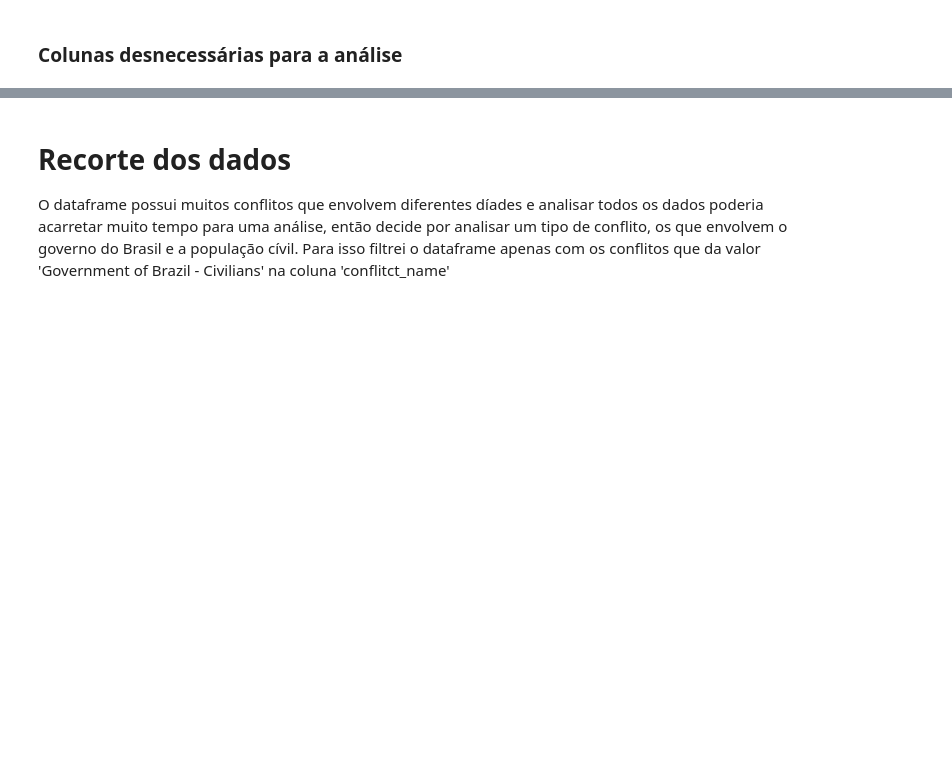
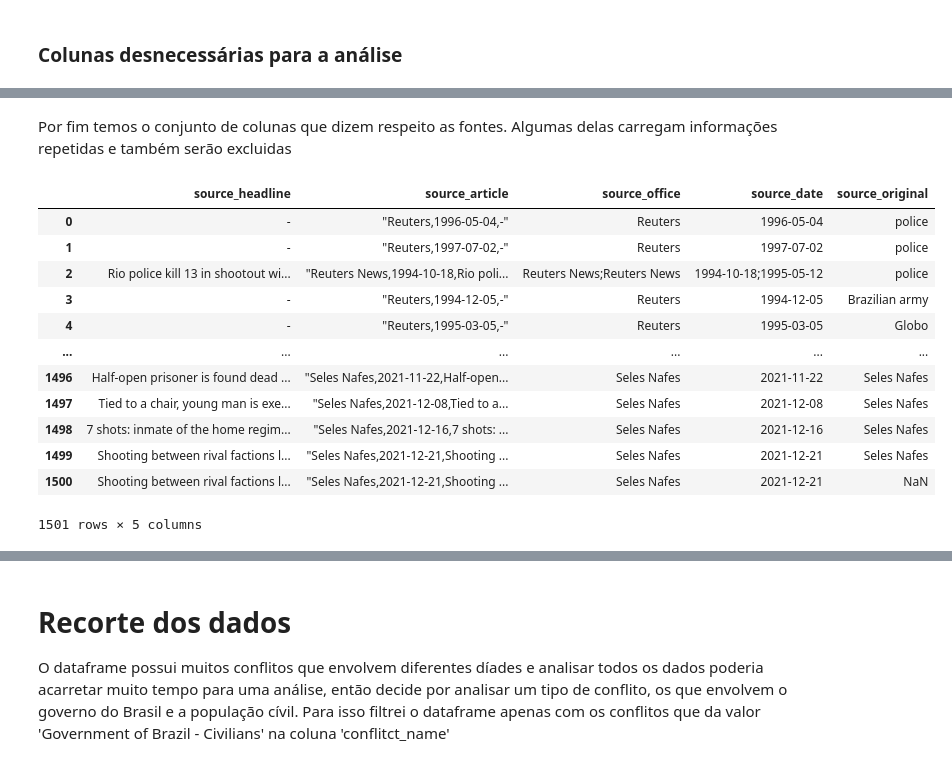
Before and after one commit to AlvaroSampaio/Brazilian-Lethal-violence, a Jupyter notebook: 01EDA.ipynb, the cells around one changed output, grey strips where cells are left out. Cells and saved outputs as stored; diff of their text form; code cells hidden in the pictures; blank space fills up the shorter version.

Commit message:
Corrigindo inconsistência parte 2: desta vez escluimos algumas colunas que não se faziam necessárias para a análise de dados

```diff
--- a/01EDA.ipynb
+++ b/01EDA.ipynb
@@ -278,2 +277,2 @@ df[['latitude','longitude','geom_wkt', 'where_coordinates','where_description']]
 # %%
-df = df.drop(columns=['latitude','longitude','geom_wkt','where_coordinates'])
+df = df.drop(columns=['latitude','longitude','geom_wkt'])
@@ -297,2 +299,20 @@ df[['conflict_name','dyad_name']]
 # %%
-df = df.drop(columns=['conflict_name','dyad_name'])
+df = df.drop(columns=['conflict_name'])
+# %% [markdown]
+Por fim temos o conjunto de colunas que dizem respeito as fontes. Algumas delas carregam informações repetidas e também serão excluidas
+# %%
+df[['source_headline','source_article','source_office','source_date','source_original']]
+# %% [output]
+|  | source_headline | source_article | source_office | source_date | source_original |
+| 0 | - | "Reuters,1996-05-04,-" | Reuters | 1996-05-04 | police |
+| 1 | - | "Reuters,1997-07-02,-" | Reuters | 1997-07-02 | police |
+| 2 | Rio police kill 13 in shootout wi... | "Reuters News,1994-10-18,Rio poli... | Reuters News;Reuters News | 1994-10-18;1995-05-12 | police |
+| 3 | - | "Reuters,1994-12-05,-" | Reuters | 1994-12-05 | Brazilian army |
+| 4 | - | "Reuters,1995-03-05,-" | Reuters | 1995-03-05 | Globo |
+| ... | ... | ... | ... | ... | ... |
+| 1496 | Half-open prisoner is found dead ... | "Seles Nafes,2021-11-22,Half-open... | Seles Nafes | 2021-11-22 | Seles Nafes |
+| 1497 | Tied to a chair, young man is exe... | "Seles Nafes,2021-12-08,Tied to a... | Seles Nafes | 2021-12-08 | Seles Nafes |
+| 1498 | 7 shots: inmate of the home regim... | "Seles Nafes,2021-12-16,7 shots: ... | Seles Nafes | 2021-12-16 | Seles Nafes |
+| 1499 | Shooting between rival factions l... | "Seles Nafes,2021-12-21,Shooting ... | Seles Nafes | 2021-12-21 | Seles Nafes |
+| 1500 | Shooting between rival factions l... | "Seles Nafes,2021-12-21,Shooting ... | Seles Nafes | 2021-12-21 | NaN |
+1501 rows × 5 columns
```
Also changed, not shown: parts of 12 cells of this notebook.
